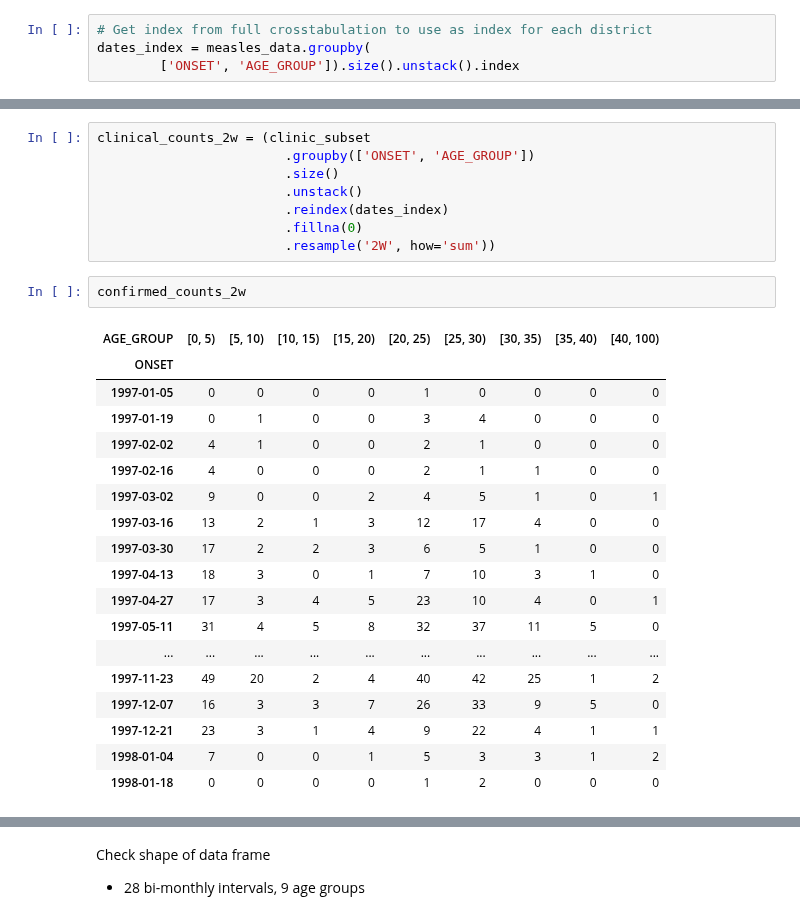
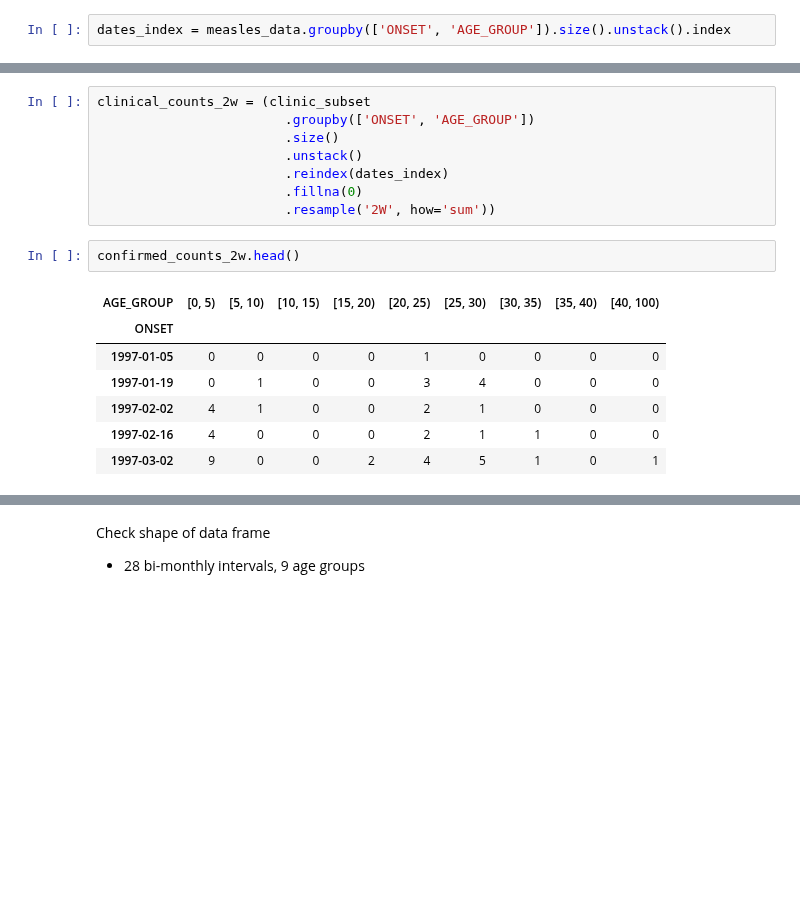
Before and after one commit to fonnesbeck/SaoPauloMeasles, a Jupyter notebook: Non-Spatial Measles Model.ipynb, the cells around one changed output, grey strips where cells are left out. Saved outputs shown, nothing was run; the diff lists cells and outputs as text; blank space fills up the shorter version.

```diff
--- a/Non-Spatial Measles Model.ipynb
+++ b/Non-Spatial Measles Model.ipynb
@@ -229,4 +140,2 @@ age_slices = [slice(int(i[0]), int(i[1])) for i in age_slice_endpoints]
 # %%
-# Get index from full crosstabulation to use as index for each district
-dates_index = measles_data.groupby(
-        ['ONSET', 'AGE_GROUP']).size().unstack().index
+dates_index = measles_data.groupby(['ONSET', 'AGE_GROUP']).size().unstack().index
@@ -299,23 +212,12 @@ clinical_counts_2w = (clinic_subset
                         .fillna(0)
                         .resample('2W', how='sum'))
 # %%
-confirmed_counts_2w
+confirmed_counts_2w.head()
 # %% [output]
 | AGE_GROUP | [0, 5) | [5, 10) | [10, 15) | [15, 20) | [20, 25) | [25, 30) | [30, 35) | [35, 40) | [40, 100) |
 | ONSET |  |  |  |  |  |  |  |  |  |
 | 1997-01-05 | 0 | 0 | 0 | 0 | 1 | 0 | 0 | 0 | 0 |
 | 1997-01-19 | 0 | 1 | 0 | 0 | 3 | 4 | 0 | 0 | 0 |
 | 1997-02-02 | 4 | 1 | 0 | 0 | 2 | 1 | 0 | 0 | 0 |
 | 1997-02-16 | 4 | 0 | 0 | 0 | 2 | 1 | 1 | 0 | 0 |
 | 1997-03-02 | 9 | 0 | 0 | 2 | 4 | 5 | 1 | 0 | 1 |
-| 1997-03-16 | 13 | 2 | 1 | 3 | 12 | 17 | 4 | 0 | 0 |
-| 1997-03-30 | 17 | 2 | 2 | 3 | 6 | 5 | 1 | 0 | 0 |
-| 1997-04-13 | 18 | 3 | 0 | 1 | 7 | 10 | 3 | 1 | 0 |
-| 1997-04-27 | 17 | 3 | 4 | 5 | 23 | 10 | 4 | 0 | 1 |
-| 1997-05-11 | 31 | 4 | 5 | 8 | 32 | 37 | 11 | 5 | 0 |
-| ... | ... | ... | ... | ... | ... | ... | ... | ... | ... |
-| 1997-11-23 | 49 | 20 | 2 | 4 | 40 | 42 | 25 | 1 | 2 |
-| 1997-12-07 | 16 | 3 | 3 | 7 | 26 | 33 | 9 | 5 | 0 |
-| 1997-12-21 | 23 | 3 | 1 | 4 | 9 | 22 | 4 | 1 | 1 |
-| 1998-01-04 | 7 | 0 | 0 | 1 | 5 | 3 | 3 | 1 | 2 |
-| 1998-01-18 | 0 | 0 | 0 | 0 | 1 | 2 | 0 | 0 | 0 |
```
Also changed, not shown: parts of 46 cells of this notebook, 3 other files.
